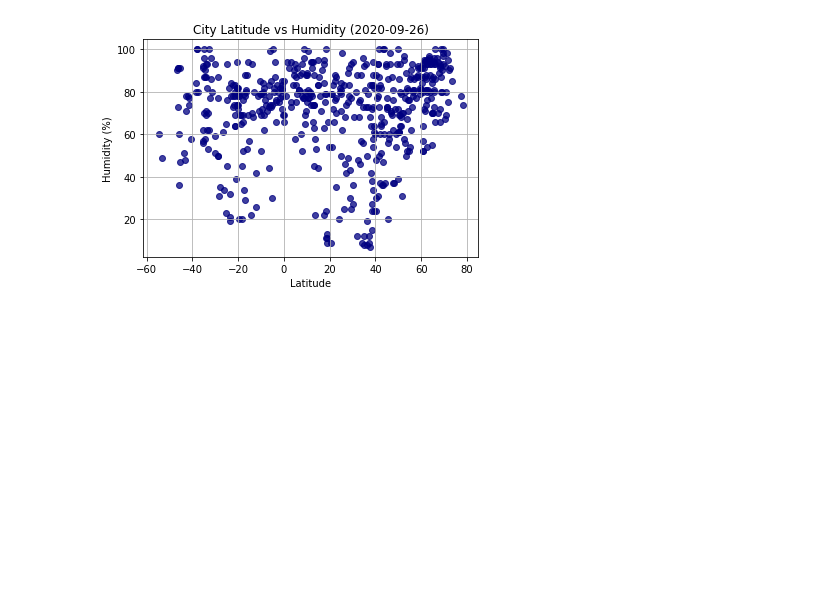
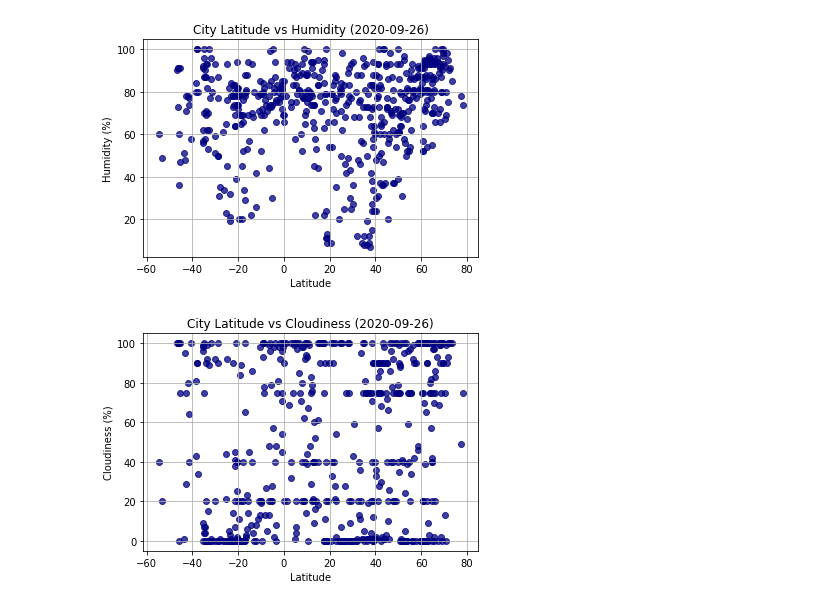
Before and after one commit to cmoeser5/City-Weather, a Jupyter notebook: WeatherPy/WeatherPy.ipynb, the cells around one changed output. Cells and saved outputs as stored; diff of their text form; code cells hidden in the pictures; blank space fills up the shorter version.

Commit message:
add cloudiness plot

```diff
--- a/WeatherPy/WeatherPy.ipynb
+++ b/WeatherPy/WeatherPy.ipynb
@@ -248,3 +248,14 @@ plt.savefig("output_data/Latitude_vs_Humidity_scatter.png")
 plt.show()
 # %% [output]
 [figure]
+# %%
+# Graph the latitude vs the cloudiness
+plt.scatter(city_df["Lat"], city_df["Clouds"], marker="o", color="navy", alpha=0.75)
+plt.grid()
+plt.xlabel("Latitude")
+plt.ylabel("Cloudiness (%)")
+plt.title(f"City Latitude vs Cloudiness ({city_date})")
+plt.savefig("output_data/Latitude_vs_Cloudiness_scatter.png")
+plt.show()
+# %% [output]
+[figure, added]
```
Also changed, not shown: 1 other file.
